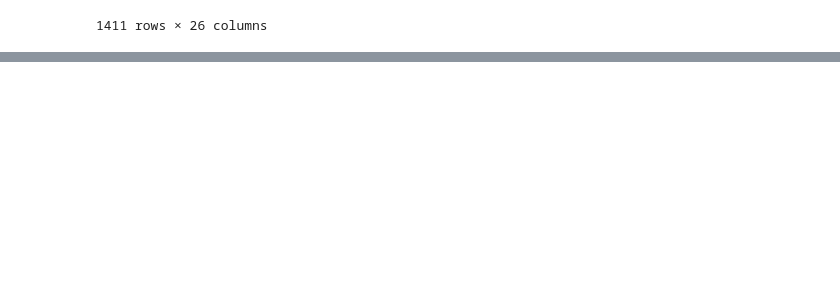
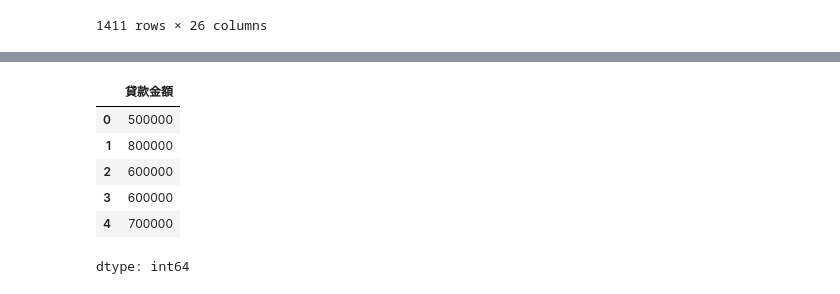
Before and after one commit to akilchen/pandas-, a Jupyter notebook: CH06_選取資料的子集.ipynb, the cells around one changed output, grey strips where cells are left out. Cells and saved outputs as stored; diff of their text form; code cells hidden in the pictures; blank space fills up the shorter version.

```diff
--- a/CH06_選取資料的子集.ipynb
+++ b/CH06_選取資料的子集.ipynb
@@ -527,0 +575,10 @@ college.loc['E':'B'] #不包含Exx,因為Exx在E前面
+# %%
+df['貸款金額']
+# %% [output]
+|  | 貸款金額 |
+| 0 | 500000 |
+| 1 | 800000 |
+| 2 | 600000 |
+| 3 | 600000 |
+| 4 | 700000 |
+dtype: int64
```
Also changed, not shown: parts of 8 cells of this notebook.
